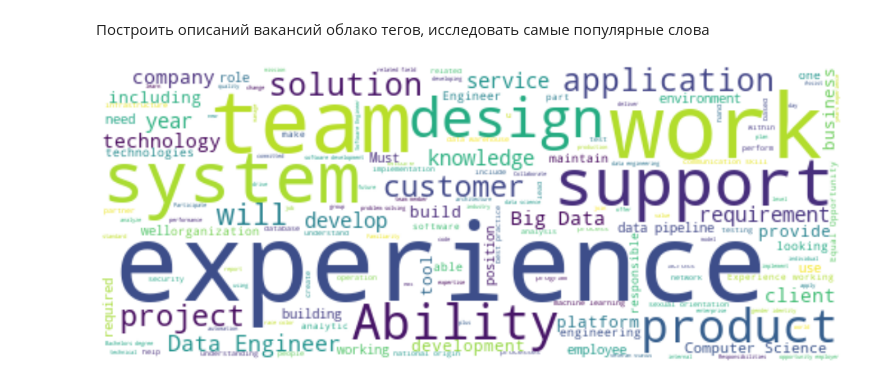
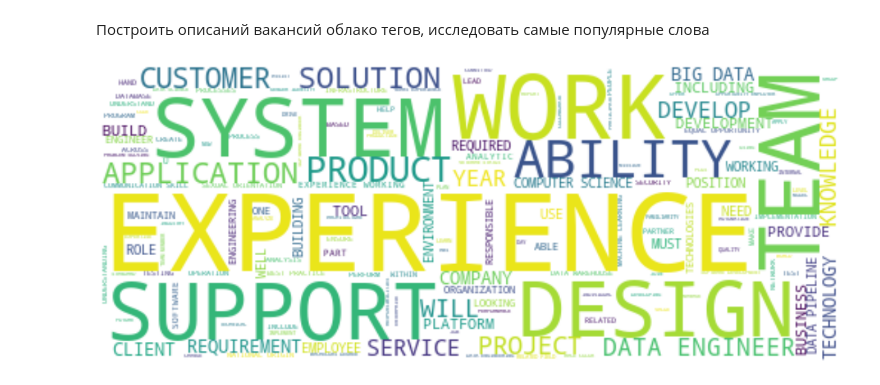
Before and after one commit to vzorspb/DE_Sprint, a Jupyter notebook: Task_1_6.ipynb, the cells around one changed output. Saved outputs shown, nothing was run; the diff lists cells and outputs as text; code cells hidden in the pictures.

```diff
--- a/Task_1_6.ipynb
+++ b/Task_1_6.ipynb
@@ -193,19 +193,19 @@ plt.show()
 # %%
 from wordcloud import WordCloud
 import random
 from PIL import Image
 import matplotlib
 
 
 
-text = text.replace(',', '').replace('[', '').replace("'", '').replace(']', '').replace('.', '')
+text = text.replace(',', '').replace('[', '').replace("'", '').replace(']', '').replace('.', '').upper()
 
 wordcloud = WordCloud(background_color = 'white', width = 500,  height = 200, max_words = 150).generate(text)
 
 plt.figure( figsize=(15,15))
 plt.imshow(wordcloud, interpolation = 'bilinear')
 plt.axis('off')
 plt.tight_layout(pad=0)
 plt.show()
 # %% [output]
-[figure, old version]
+[figure, new version]
```
